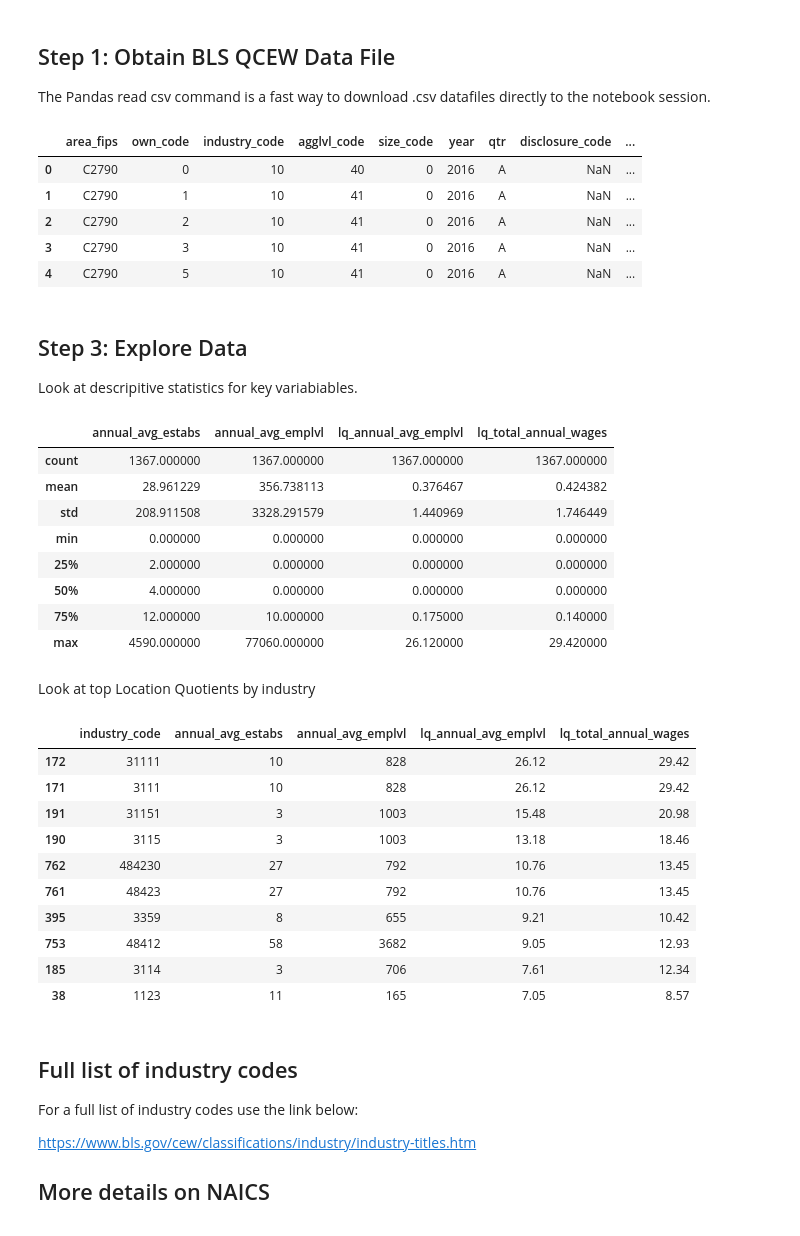
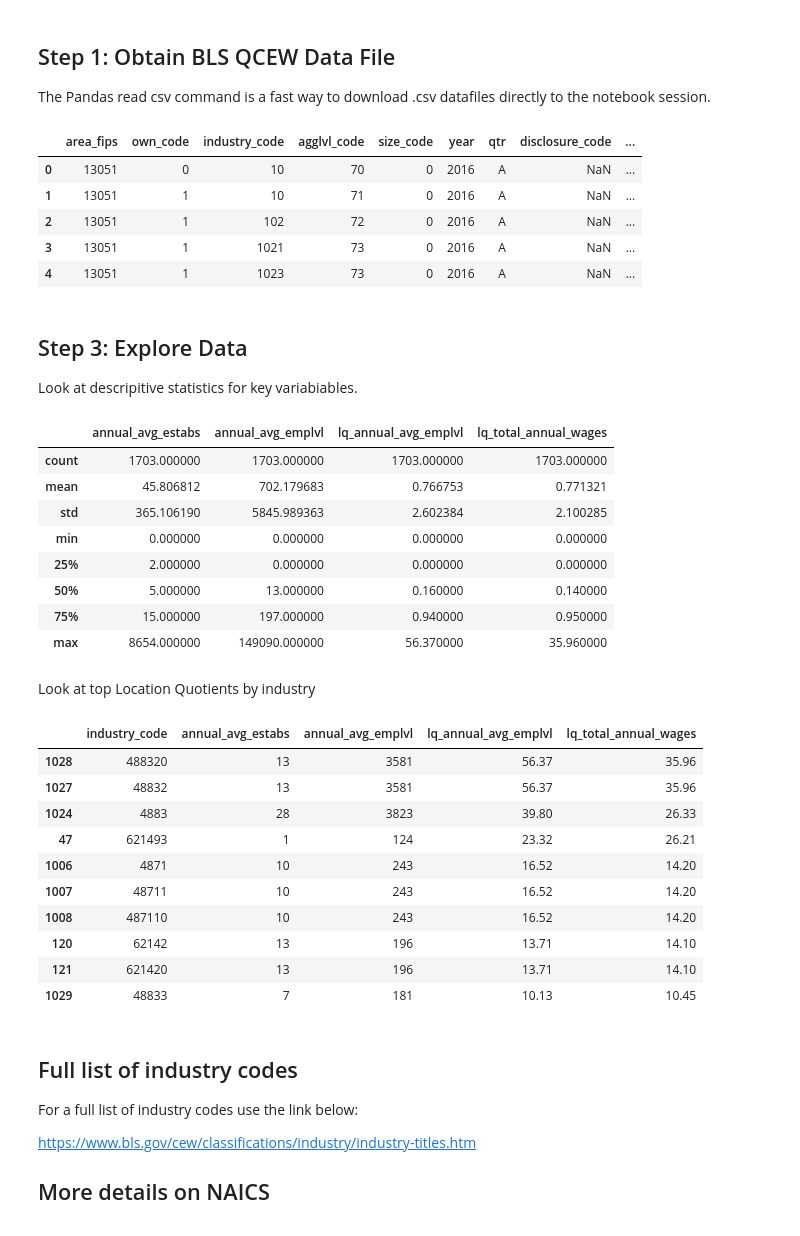
Before and after one commit to npr99/PlanningMethods, a Jupyter notebook: Location_Quotient_Using_BLS_QCEW.ipynb, the cells around one changed output. Cells and saved outputs as stored; diff of their text form; code cells hidden in the pictures.

```diff
--- a/Location_Quotient_Using_BLS_QCEW.ipynb
+++ b/Location_Quotient_Using_BLS_QCEW.ipynb
@@ -47,15 +47,15 @@ The Pandas read csv command is a fast way to download .csv datafiles directly to
 # %%
 import pandas as pd # For reading, writing and wrangling data
 
-blsqcew = pd.read_csv('http://data.bls.gov/cew/data/api/2016/a/area/C2790.csv')
+blsqcew = pd.read_csv('http://data.bls.gov/cew/data/api/2016/a/area/13051.csv')
 blsqcew.head()
 # %% [output]
 |  | area_fips | own_code | industry_code | agglvl_code | size_code | year | qtr | disclosure_code | ... |
-| 0 | C2790 | 0 | 10 | 40 | 0 | 2016 | A | NaN | ... |
-| 1 | C2790 | 1 | 10 | 41 | 0 | 2016 | A | NaN | ... |
-| 2 | C2790 | 2 | 10 | 41 | 0 | 2016 | A | NaN | ... |
-| 3 | C2790 | 3 | 10 | 41 | 0 | 2016 | A | NaN | ... |
-| 4 | C2790 | 5 | 10 | 41 | 0 | 2016 | A | NaN | ... |
+| 0 | 13051 | 0 | 10 | 70 | 0 | 2016 | A | NaN | ... |
+| 1 | 13051 | 1 | 10 | 71 | 0 | 2016 | A | NaN | ... |
+| 2 | 13051 | 1 | 102 | 72 | 0 | 2016 | A | NaN | ... |
+| 3 | 13051 | 1 | 1021 | 73 | 0 | 2016 | A | NaN | ... |
+| 4 | 13051 | 1 | 1023 | 73 | 0 | 2016 | A | NaN | ... |
 # %% [markdown]
 ## Step 3: Explore Data
 Look at descripitive statistics for key variabiables.
@@ -64,30 +64,30 @@ Look at descripitive statistics for key variabiables.
 blsqcew[['annual_avg_estabs','annual_avg_emplvl','lq_annual_avg_emplvl','lq_total_annual_wages',]].describe()
 # %% [output]
 |  | annual_avg_estabs | annual_avg_emplvl | lq_annual_avg_emplvl | lq_total_annual_wages |
-| count | 1367.000000 | 1367.000000 | 1367.000000 | 1367.000000 |
-| mean | 28.961229 | 356.738113 | 0.376467 | 0.424382 |
-| std | 208.911508 | 3328.291579 | 1.440969 | 1.746449 |
+| count | 1703.000000 | 1703.000000 | 1703.000000 | 1703.000000 |
+| mean | 45.806812 | 702.179683 | 0.766753 | 0.771321 |
+| std | 365.106190 | 5845.989363 | 2.602384 | 2.100285 |
 | min | 0.000000 | 0.000000 | 0.000000 | 0.000000 |
 | 25% | 2.000000 | 0.000000 | 0.000000 | 0.000000 |
-| 50% | 4.000000 | 0.000000 | 0.000000 | 0.000000 |
-| 75% | 12.000000 | 10.000000 | 0.175000 | 0.140000 |
-| max | 4590.000000 | 77060.000000 | 26.120000 | 29.420000 |
+| 50% | 5.000000 | 13.000000 | 0.160000 | 0.140000 |
+| 75% | 15.000000 | 197.000000 | 0.940000 | 0.950000 |
+| max | 8654.000000 | 149090.000000 | 56.370000 | 35.960000 |
 # %% [markdown]
 Look at top Location Quotients by industry
 # %%
 blsqcew[['industry_code','annual_avg_estabs','annual_avg_emplvl','lq_annual_avg_emplvl','lq_total_annual_wages']].sort_values(by='lq_annual_avg_emplvl', ascending=False).head(10)
 # %% [output]
 |  | industry_code | annual_avg_estabs | annual_avg_emplvl | lq_annual_avg_emplvl | lq_total_annual_wages |
-| 172 | 31111 | 10 | 828 | 26.12 | 29.42 |
-| 171 | 3111 | 10 | 828 | 26.12 | 29.42 |
-| 191 | 31151 | 3 | 1003 | 15.48 | 20.98 |
-| 190 | 3115 | 3 | 1003 | 13.18 | 18.46 |
-| 762 | 484230 | 27 | 792 | 10.76 | 13.45 |
-| 761 | 48423 | 27 | 792 | 10.76 | 13.45 |
-| 395 | 3359 | 8 | 655 | 9.21 | 10.42 |
-| 753 | 48412 | 58 | 3682 | 9.05 | 12.93 |
-| 185 | 3114 | 3 | 706 | 7.61 | 12.34 |
-| 38 | 1123 | 11 | 165 | 7.05 | 8.57 |
+| 1028 | 488320 | 13 | 3581 | 56.37 | 35.96 |
+| 1027 | 48832 | 13 | 3581 | 56.37 | 35.96 |
+| 1024 | 4883 | 28 | 3823 | 39.80 | 26.33 |
+| 47 | 621493 | 1 | 124 | 23.32 | 26.21 |
+| 1006 | 4871 | 10 | 243 | 16.52 | 14.20 |
+| 1007 | 48711 | 10 | 243 | 16.52 | 14.20 |
+| 1008 | 487110 | 10 | 243 | 16.52 | 14.20 |
+| 120 | 62142 | 13 | 196 | 13.71 | 14.10 |
+| 121 | 621420 | 13 | 196 | 13.71 | 14.10 |
+| 1029 | 48833 | 7 | 181 | 10.13 | 10.45 |
 # %% [markdown]
 ## Full list of industry codes
 For a full list of industry codes use the link below:
```
Also changed, not shown: parts of 6 cells of this notebook.
